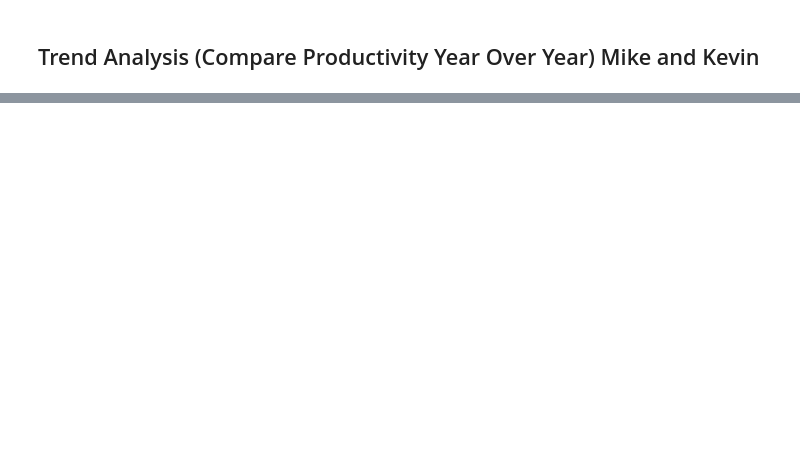
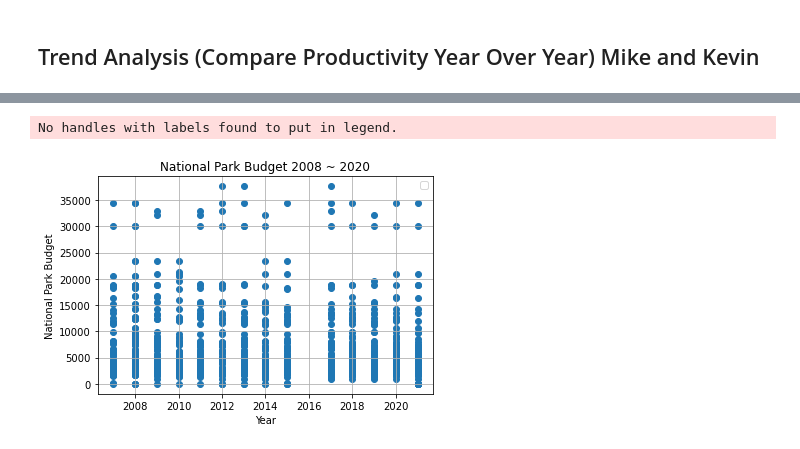
Before and after one commit to mregpala/project-national-park-performance, a Jupyter notebook: NationalParkAnalysis.ipynb, the cells around one changed output, grey strips where cells are left out. Drawn from its saved outputs; the diff is of its cells as text; code cells hidden in the pictures; blank space fills up the shorter version.

```diff
--- a/NationalParkAnalysis.ipynb
+++ b/NationalParkAnalysis.ipynb
@@ -592,0 +677,15 @@ fig
+# %%
+Scatter_df=Final_Budget_df.loc[:,["Park Name", "AdjBudg(dollars in thousands)", "Year"]]
+Park_Name=Scatter_df["Park Name"]
+Adjusted_Budget=Scatter_df["AdjBudg(dollars in thousands)"]
+Year=Scatter_df["Year"]
+plt.scatter(Year, Adjusted_Budget)
+plt.grid()
+plt.title("National Park Budget 2008 ~ 2020")
+plt.xlabel("Year")
+plt.ylabel("National Park Budget")
+plt.legend()
+plt.show()
+# %% [output]
+No handles with labels found to put in legend.
+[figure, added]
```
Also changed, not shown: parts of 11 cells of this notebook.
